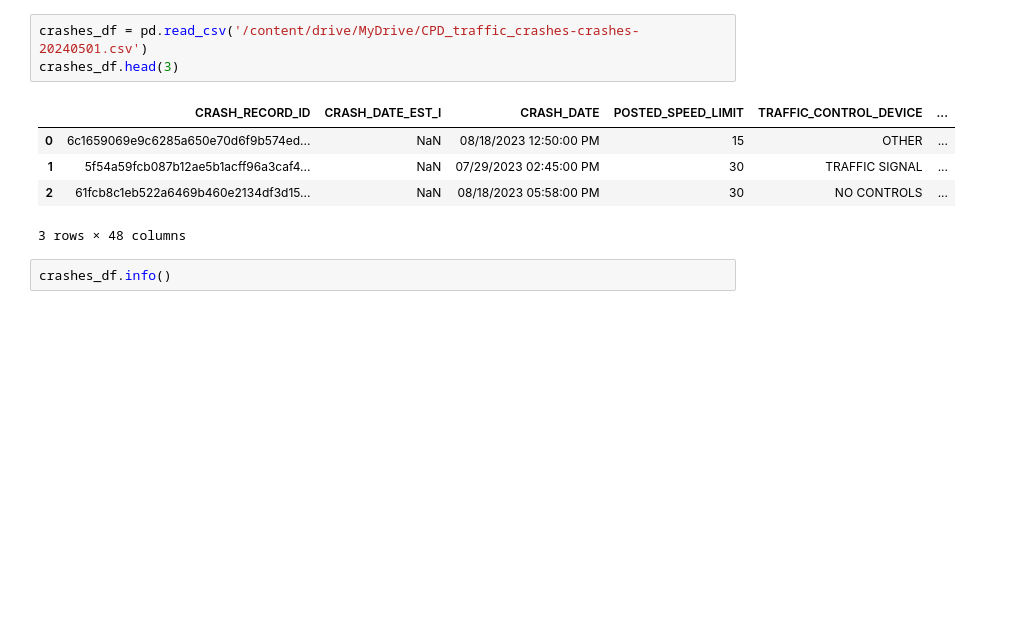
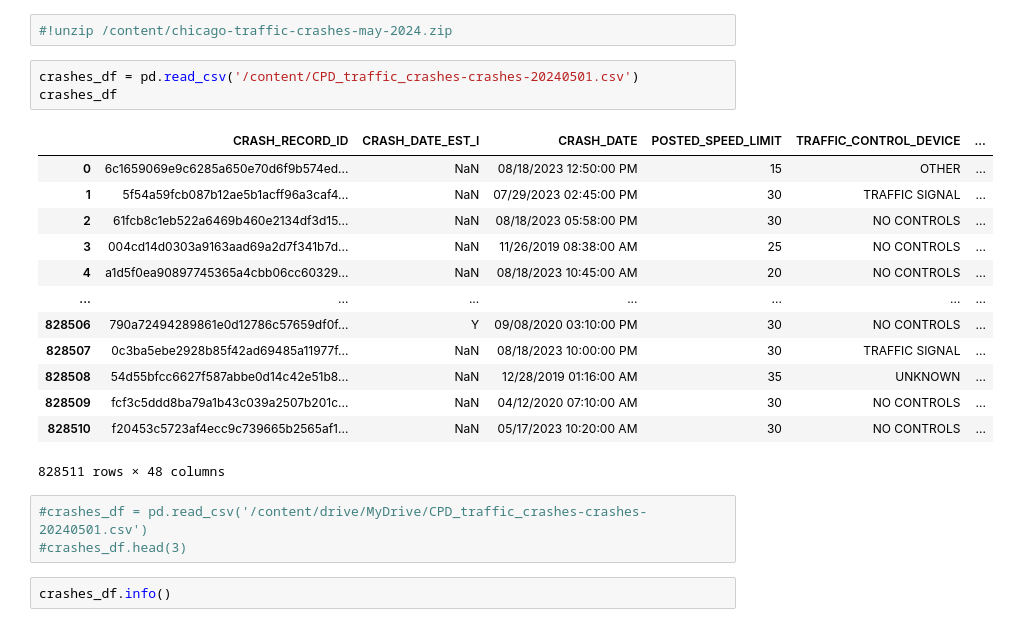
Before and after one commit to joeldmott/chicago_auto_accidents_project, a Jupyter notebook: Untitled.ipynb, the cells around one changed output. Drawn from its saved outputs; the diff is of its cells as text; blank space fills up the shorter version.

```diff
--- a/Untitled.ipynb
+++ b/Untitled.ipynb
@@ -7,12 +34,25 @@ Drive already mounted at /content/drive; to attempt to forcibly remount, call dr
+# %%
+#!unzip /content/chicago-traffic-crashes-may-2024.zip
+# %%
+crashes_df = pd.read_csv('/content/CPD_traffic_crashes-crashes-20240501.csv')
+crashes_df
+# %% [output]
+|  | CRASH_RECORD_ID | CRASH_DATE_EST_I | CRASH_DATE | POSTED_SPEED_LIMIT | TRAFFIC_CONTROL_DEVICE | ... |
+| 0 | 6c1659069e9c6285a650e70d6f9b574ed... | NaN | 08/18/2023 12:50:00 PM | 15 | OTHER | ... |
+| 1 | 5f54a59fcb087b12ae5b1acff96a3caf4... | NaN | 07/29/2023 02:45:00 PM | 30 | TRAFFIC SIGNAL | ... |
+| 2 | 61fcb8c1eb522a6469b460e2134df3d15... | NaN | 08/18/2023 05:58:00 PM | 30 | NO CONTROLS | ... |
+| 3 | 004cd14d0303a9163aad69a2d7f341b7d... | NaN | 11/26/2019 08:38:00 AM | 25 | NO CONTROLS | ... |
+| 4 | a1d5f0ea90897745365a4cbb06cc60329... | NaN | 08/18/2023 10:45:00 AM | 20 | NO CONTROLS | ... |
+| ... | ... | ... | ... | ... | ... | ... |
+| 828506 | 790a72494289861e0d12786c57659df0f... | Y | 09/08/2020 03:10:00 PM | 30 | NO CONTROLS | ... |
+| 828507 | 0c3ba5ebe2928b85f42ad69485a11977f... | NaN | 08/18/2023 10:00:00 PM | 30 | TRAFFIC SIGNAL | ... |
+| 828508 | 54d55bfcc6627f587abbe0d14c42e51b8... | NaN | 12/28/2019 01:16:00 AM | 35 | UNKNOWN | ... |
+| 828509 | fcf3c5ddd8ba79a1b43c039a2507b201c... | NaN | 04/12/2020 07:10:00 AM | 30 | NO CONTROLS | ... |
+| 828510 | f20453c5723af4ecc9c739665b2565af1... | NaN | 05/17/2023 10:20:00 AM | 30 | NO CONTROLS | ... |
+828511 rows × 48 columns
 # %%
-crashes_df = pd.read_csv('/content/drive/MyDrive/CPD_traffic_crashes-crashes-20240501.csv')
-crashes_df.head(3)
+#crashes_df = pd.read_csv('/content/drive/MyDrive/CPD_traffic_crashes-crashes-20240501.csv')
+#crashes_df.head(3)
-# %% [output]
-|  | CRASH_RECORD_ID | CRASH_DATE_EST_I | CRASH_DATE | POSTED_SPEED_LIMIT | TRAFFIC_CONTROL_DEVICE | ... |
-| 0 | 6c1659069e9c6285a650e70d6f9b574ed... | NaN | 08/18/2023 12:50:00 PM | 15 | OTHER | ... |
-| 1 | 5f54a59fcb087b12ae5b1acff96a3caf4... | NaN | 07/29/2023 02:45:00 PM | 30 | TRAFFIC SIGNAL | ... |
-| 2 | 61fcb8c1eb522a6469b460e2134df3d15... | NaN | 08/18/2023 05:58:00 PM | 30 | NO CONTROLS | ... |
-3 rows × 48 columns
 # %%
 crashes_df.info()
 # %% [output]
```
Also changed, not shown: parts of 8 cells of this notebook.
